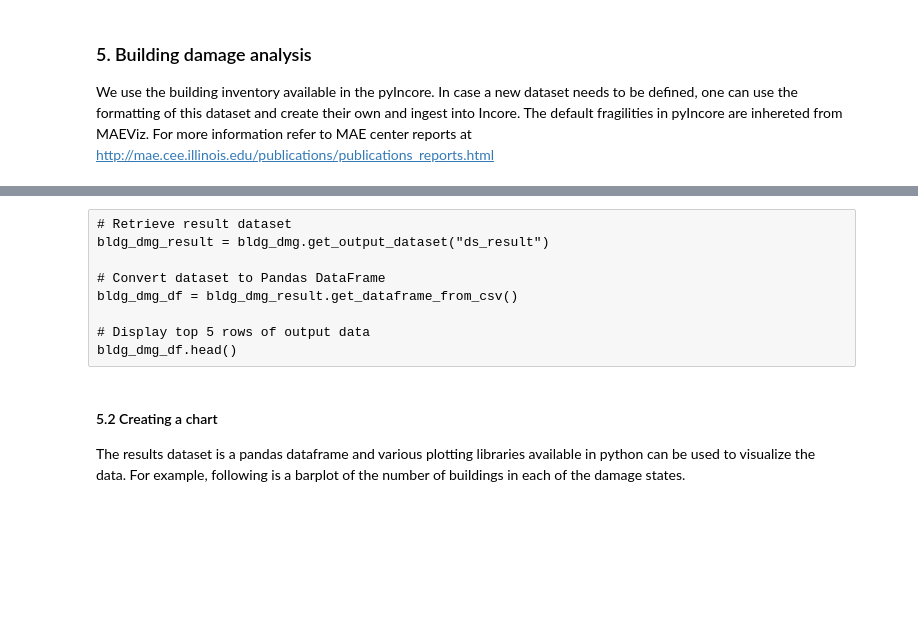
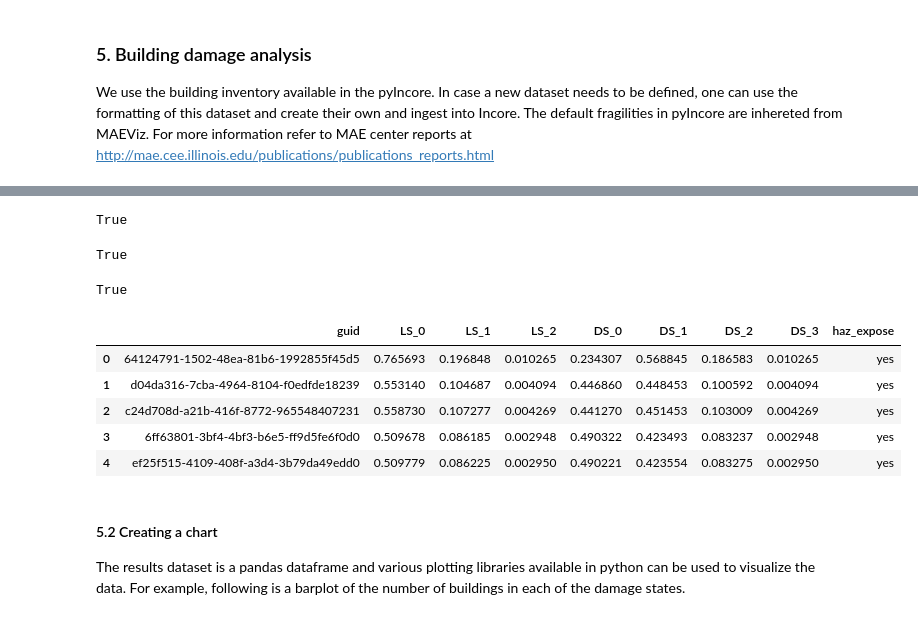
Before and after one commit to IN-CORE/incore-docs, a Jupyter notebook: manual_jb/content/notebooks/MMSA_testbed/MMSA_Seismic_Functionality_Analysis_for_Interdependent_Buildings-Water-Power_using_Fragility_and_Repair_Rate_Curves.ipynb, the cells around one changed output, grey strips where cells are left out. Saved outputs shown, nothing was run; the diff lists cells and outputs as text; code cells hidden in the pictures; blank space fills up the shorter version.

```diff
--- a/manual_jb/content/notebooks/MMSA_testbed/MMSA_Seismic_Functionality_Analysis_for_Interdependent_Buildings-Water-Power_using_Fragility_and_Repair_Rate_Curves.ipynb
+++ b/manual_jb/content/notebooks/MMSA_testbed/MMSA_Seismic_Functionality_Analysis_for_Interdependent_Buildings-Water-Power_using_Fragility_and_Repair_Rate_Curves.ipynb
@@ -154,12 +142,45 @@ bldg_dmg.run_analysis()
-# %% [raw]
-# Retrieve result dataset
-bldg_dmg_result = bldg_dmg.get_output_dataset("ds_result")
-
-# Convert dataset to Pandas DataFrame
-bldg_dmg_df = bldg_dmg_result.get_dataframe_from_csv()
-
-# Display top 5 rows of output data
-bldg_dmg_df.head()
+# %%
+# Create building damage
+bldg_dmg = BuildingDamage(client)
+
+# Load input dataset
+bldg_dmg.set_input_dataset("buildings", bldg_dataset)
+
+# Load fragility mapping
+fragility_service = FragilityService(client)
+mapping_set = MappingSet(fragility_service.get_mapping(bldg_mapping_id))
+bldg_dmg.set_input_dataset("dfr3_mapping_set", mapping_set)
+# %% [output]
+True
+# %%
+# Set analysis parameters
+bldg_dmg.set_parameter("result_name", "memphis_bldg_dmg_result")
+bldg_dmg.set_parameter("hazard_type", hazard_type)
+bldg_dmg.set_parameter("hazard_id", hazard_id)
+bldg_dmg.set_parameter("num_cpu", 8)
+# %% [output]
+True
+# %%
+# Run building damage analysis
+bldg_dmg.run_analysis()
+# %% [output]
+True
+# %%
+# Retrieve result dataset
+bldg_dmg_result = bldg_dmg.get_output_dataset("ds_result")
+
+# Convert dataset to Pandas DataFrame
+bldg_dmg_df = bldg_dmg_result.get_dataframe_from_csv()
+
+# Display top 5 rows of output data
+bldg_dmg_df.head()
+# %% [output]
+|  | guid | LS_0 | LS_1 | LS_2 | DS_0 | DS_1 | DS_2 | DS_3 | haz_expose |
+| 0 | 64124791-1502-48ea-81b6-1992855f45d5 | 0.765693 | 0.196848 | 0.010265 | 0.234307 | 0.568845 | 0.186583 | 0.010265 | yes |
+| 1 | d04da316-7cba-4964-8104-f0edfde18239 | 0.553140 | 0.104687 | 0.004094 | 0.446860 | 0.448453 | 0.100592 | 0.004094 | yes |
+| 2 | c24d708d-a21b-416f-8772-965548407231 | 0.558730 | 0.107277 | 0.004269 | 0.441270 | 0.451453 | 0.103009 | 0.004269 | yes |
+| 3 | 6ff63801-3bf4-4bf3-b6e5-ff9d5fe6f0d0 | 0.509678 | 0.086185 | 0.002948 | 0.490322 | 0.423493 | 0.083237 | 0.002948 | yes |
+| 4 | ef25f515-4109-408f-a3d4-3b79da49edd0 | 0.509779 | 0.086225 | 0.002950 | 0.490221 | 0.423554 | 0.083275 | 0.002950 | yes |
 # %% [markdown]
 #### 5.2 Creating a chart
 The results dataset is a pandas dataframe and various plotting libraries available in python can be used to visualize the data. For example, following is a barplot of the number of buildings in each of the damage states.
```
Also changed, not shown: parts of 25 cells of this notebook, 2 other files.
